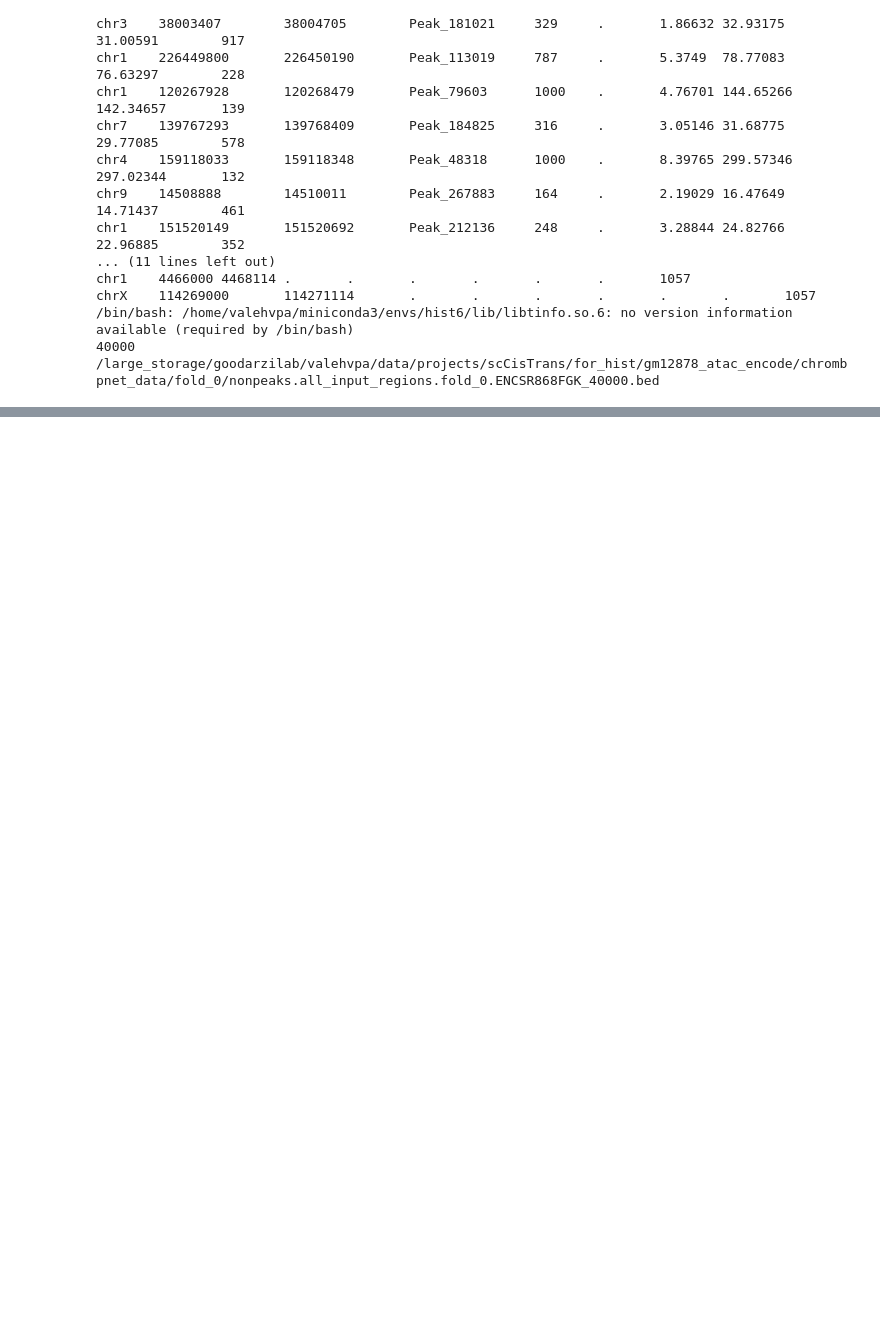
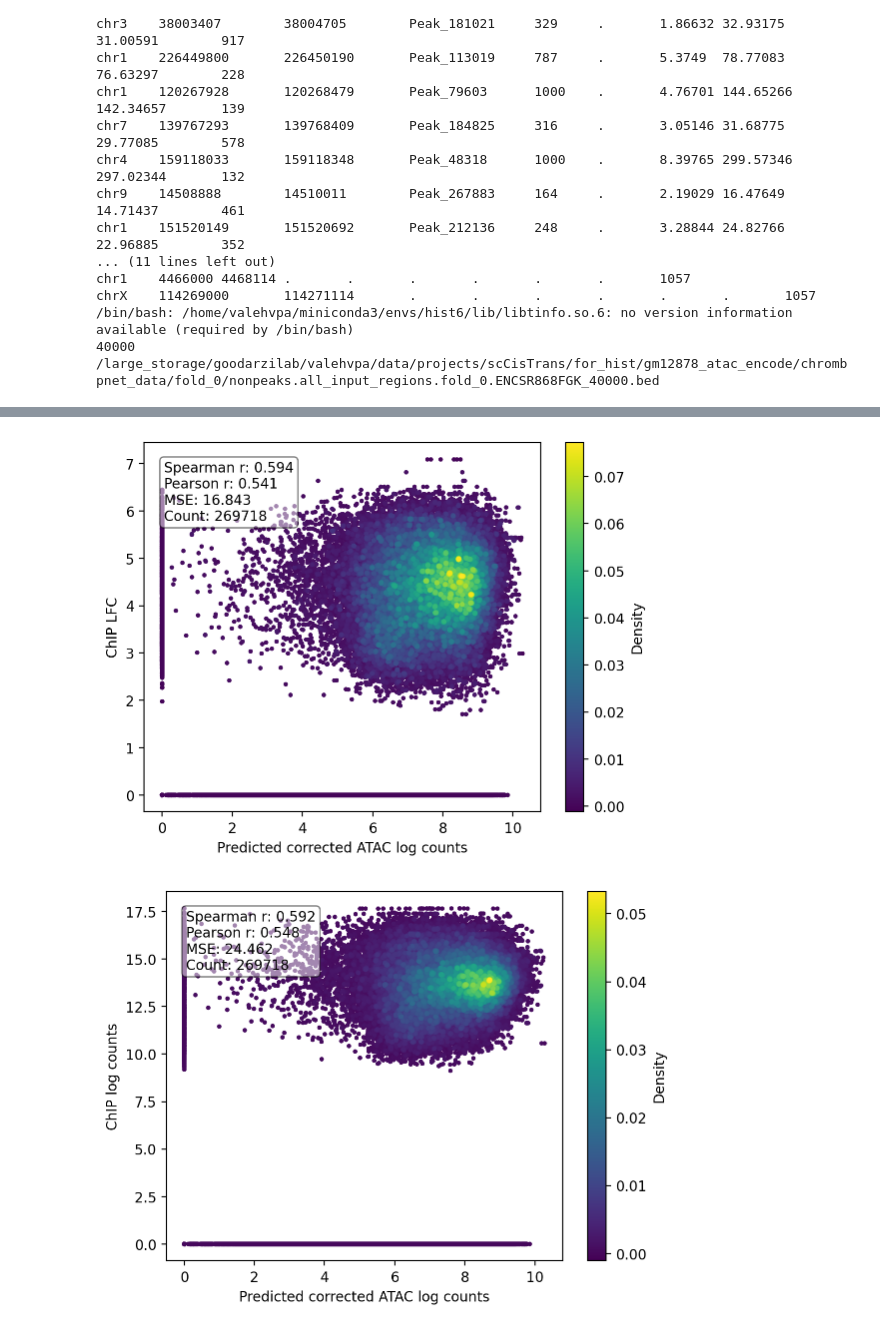
Before and after one commit to kundajelab/histobpnet, a Jupyter notebook: experiments/valeh/notebooks/12_16_2025.ipynb, the cells around one changed output, grey strips where cells are left out. Saved outputs shown, nothing was run; the diff lists cells and outputs as text; code cells hidden in the pictures; blank space fills up the shorter version.

```diff
--- a/experiments/valeh/notebooks/12_16_2025.ipynb
+++ b/experiments/valeh/notebooks/12_16_2025.ipynb
@@ -193,0 +215,17 @@ chrX    114269000       114271114       .       .       .       .       .
+# %%
+# see 12_1_2025.ipynb for how this bed file was created
+atac_hgp_map="/large_storage/goodarzilab/valehvpa/data/projects/scCisTrans/for_hist/histobpnet_v2/data/reverse_extended_gapped_peak_histone_intersect_2114bp_atac_for_train.bed"
+atac_hgp_df = pd.read_csv(
+    atac_hgp_map,
+    sep="\t",
+    header=0,
+    index_col=False,
+)
+atac_hgp_df["length"] = atac_hgp_df['end'] - atac_hgp_df['start']
+
+# set out_start and out_end to be the start and end of a 1000bp region centered on the middle of the peak
+atac_hgp_df["out_start"] = atac_hgp_df['start'] + (atac_hgp_df['length'] // 2) - 500
+atac_hgp_df["out_end"] = atac_hgp_df['start'] + (atac_hgp_df['length'] // 2) + 500
+atac_hgp_df
+
+df = atac_hgp_df
@@ -193,0 +308,13 @@ chrX    114269000       114271114       .       .       .       .       .
+# %%
+lfc = []
+for o, p in zip(chip_cts, inputc_cts):
+    lfc.append(np.log2((o[0] + 1) / (p[0] + 1)))
+lfc = np.array(lfc)
+
+obs_atac_cts = [v[0] for v in obs_atac_cts]
+# pred_corr_atac_cts = [v[0] for v in pred_corr_atac_cts]
+obs_atac_cts = np.array(obs_atac_cts).squeeze()
+pred_corr_atac_cts = np.array(pred_corr_atac_cts).squeeze()
+
+chip_cts = np.array([v[0] for v in chip_cts]).squeeze()
+inputc_cts = np.array([v[0] for v in inputc_cts]).squeeze()
@@ -193,0 +341,9 @@ chrX    114269000       114271114       .       .       .       .       .
+# %%
+density_scatter(np.log1p(pred_corr_atac_cts), lfc, "Predicted corrected ATAC log counts", "ChIP LFC", s=5, bins=200, incl_stats=True)
+plt.show()
+
+density_scatter(np.log1p(pred_corr_atac_cts), np.log1p(chip_cts), "Predicted corrected ATAC log counts", "ChIP log counts", s=5, bins=200, incl_stats=True)
+plt.show()
+# %% [output]
+[figure, added]
+[figure, added]
```
Also changed, not shown: parts of 25 cells of this notebook, 10 other files.
